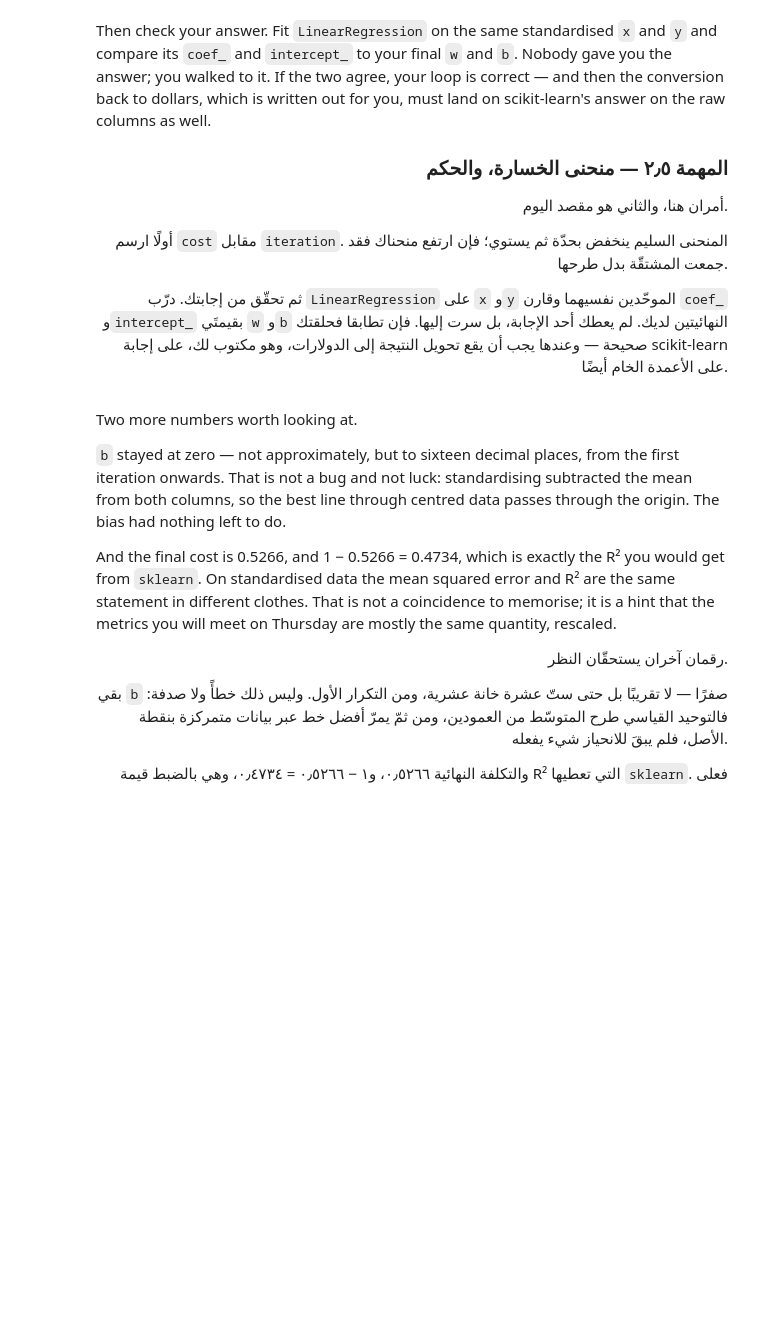
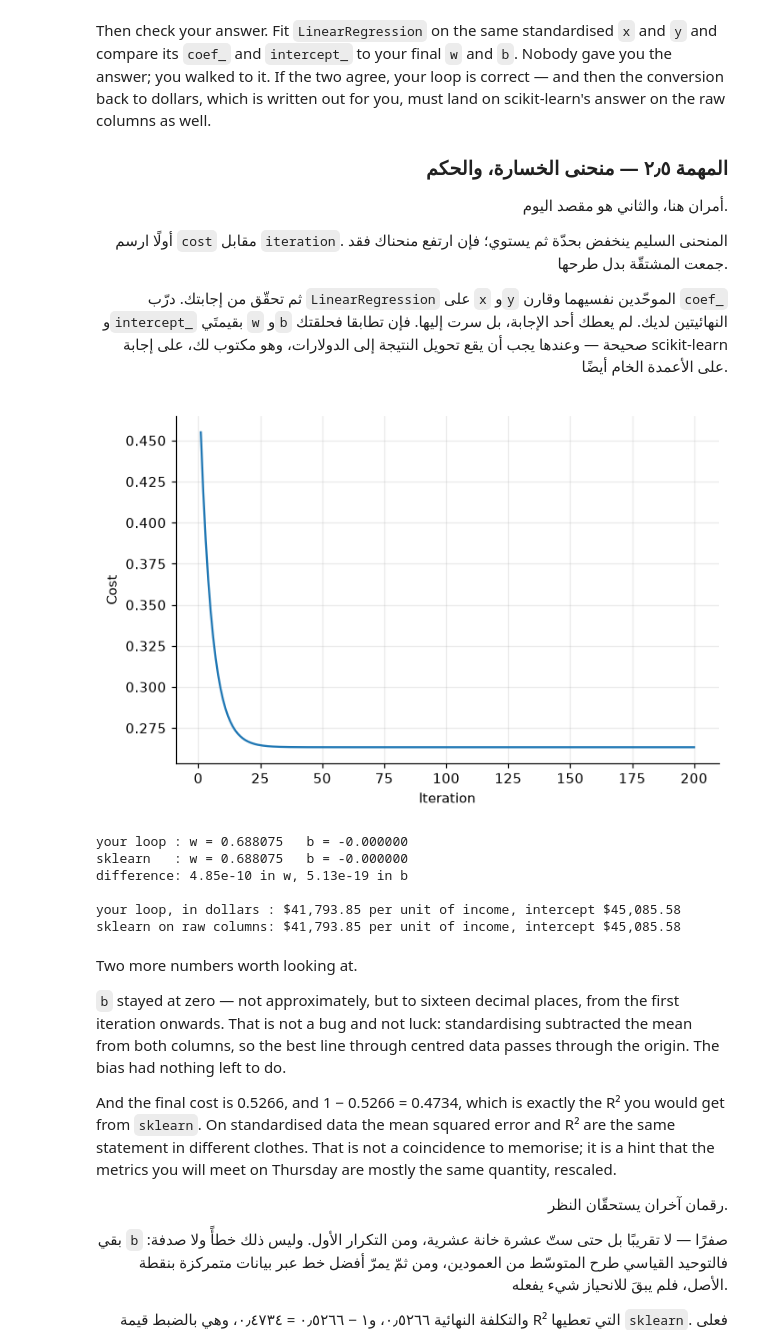
Before and after one commit to impx6f/AIEP_Olo_student_Fahad, a Jupyter notebook: week_1_foundations/labs/D2_gradient_descent/D2_gradient_descent_blank.ipynb, the cells around one changed output. Drawn from its saved outputs; the diff is of its cells as text; code cells hidden in the pictures; blank space fills up the shorter version.

```diff
--- a/week_1_foundations/labs/D2_gradient_descent/D2_gradient_descent_blank.ipynb
+++ b/week_1_foundations/labs/D2_gradient_descent/D2_gradient_descent_blank.ipynb
@@ -459,11 +459,17 @@ of the mean squared error you saw on the board this morning.
 
 # TODO: Return (dw, db) — the slope of the cost in each parameter at the point (w, b).
 # مهمة: أرجِع (dw, db) — ميل التكلفة في كل معامل عند النقطة (w, b).
-def compute_gradients(w, b, x, y):
-    predictions = w * x + b
-    error = predictions - y
-    dw = 2 * np.mean(error * x)
-    db = 2 * np.mean(error)
+def compute_cost(x, y, w, b):
+    y_pred = w * x + b
+    error = y_pred - y
+    return float(np.mean(error ** 2) / 2)
+def compute_gradients(x, y, w, b):
+    y_pred = w * x + b
+    error = y_pred - y
+
+    dw = np.mean(error * x)
+    db = np.mean(error)
+
     return float(dw), float(db)
 for point in [(0.0, 0.0), (0.7, 0.1)]:
     dw_at, db_at = compute_gradients(point[0], point[1], x, y)
@@ -564,6 +584,16 @@ LEARNING_RATE = 0.1
 N_ITERATIONS = 200
 # TODO: Run 200 steps of gradient descent from (0, 0) and build `history` with one row per step.
 # مهمة: نفّذ ٢٠٠ خطوة من النزول التدريجي بدءًا من (0, 0) وابنِ `history` بصف لكل خطوة.
+w, b = 0.0, 0.0
+rows = []
+
+for i in range(N_ITERATIONS):
+    dw, db = compute_gradients(x, y, w, b)
+    w = w - LEARNING_RATE * dw
+    b = b - LEARNING_RATE * db
+    cost = compute_cost(x, y, w, b)
+    rows.append({"step": i + 1, "w": w, "b": b, "cost": cost})
+history = pd.DataFrame(rows)
 print(history.head(3).to_string(index=False))
 print("...")
 print(history.tail(2).to_string(index=False))
@@ -603,33 +644,49 @@ you, must land on scikit-learn's answer on the raw columns as well.
 # 2) Fit scikit-learn's linear regression on the standardised x and y. It expects x as a
 #    2-D array of one column, so reshape it.
 # 3) Print sklearn's slope and intercept next to your final w and b, and the gap between them.
 # Search: "sklearn LinearRegression coef_ intercept_ reshape single feature"
 # https://scikit-learn.org/stable/modules/generated/sklearn.linear_model.LinearRegression.html
 #
 # ١) ارسم عمود التكلفة مقابل عمود التكرار. وسمِّ المحورين.
 # ٢) درّب الانحدار الخطّي من scikit-learn على x وy الموحّدين. يتوقّع x مصفوفة ثنائية بعمود
 #    واحد، فأعد تشكيلها.
 # ٣) اطبع ميل scikit-learn وتقاطعه بجوار قيمتَي w وb النهائيتين لديك، والفرق بينهما.
 # ابحث عن: "sklearn LinearRegression coef_ intercept_ reshape single feature"
 # ────────────────────────────────────────────────────────────────────
 
 from sklearn.linear_model import LinearRegression
 w_final = float(history["w"].iloc[-1])
 b_final = float(history["b"].iloc[-1])
 # TODO: Plot the loss curve, then fit LinearRegression on (x, y) and compare it to (w_final, b_final).
 # مهمة: ارسم منحنى الخسارة، ثم درّب LinearRegression على (x, y) وقارنه بـ(w_final, b_final).
+plt.plot(history["step"], history["cost"])
+plt.xlabel("Iteration")
+plt.ylabel("Cost")
+plt.show()
+model = LinearRegression()
+model.fit(x.reshape(-1, 1), y)
+sk_w = float(model.coef_[0])
+sk_b = float(model.intercept_)
 print(f"your loop : w = {w_final:.6f}   b = {b_final:.6f}")
 print(f"sklearn   : w = {sk_w:.6f}   b = {sk_b:.6f}")
 print(f"difference: {abs(w_final - sk_w):.2e} in w, "
       f"{abs(b_final - sk_b):.2e} in b")
 # Back to dollars. Undoing the standardisation is algebra, not insight, so it is written out:
 w_dollars = w_final * y_std / x_std
 b_dollars = y_mean + y_std * b_final - w_dollars * x_mean
 sk_raw = LinearRegression().fit(x_raw.reshape(-1, 1), y_raw)
 print(f"\nyour loop, in dollars : ${w_dollars:,.2f} per unit of income, "
       f"intercept ${b_dollars:,.2f}")
 print(f"sklearn on raw columns: ${sk_raw.coef_[0]:,.2f} per unit of income, "
       f"intercept ${sk_raw.intercept_:,.2f}")
+# %% [output]
+[figure, added]
+your loop : w = 0.688075   b = -0.000000
+sklearn   : w = 0.688075   b = -0.000000
+difference: 4.85e-10 in w, 5.13e-19 in b
+
+your loop, in dollars : $41,793.85 per unit of income, intercept $45,085.58
+sklearn on raw columns: $41,793.85 per unit of income, intercept $45,085.58
 # %% [markdown]
 Two more numbers worth looking at.
 
```
Also changed, not shown: parts of 6 cells of this notebook.
